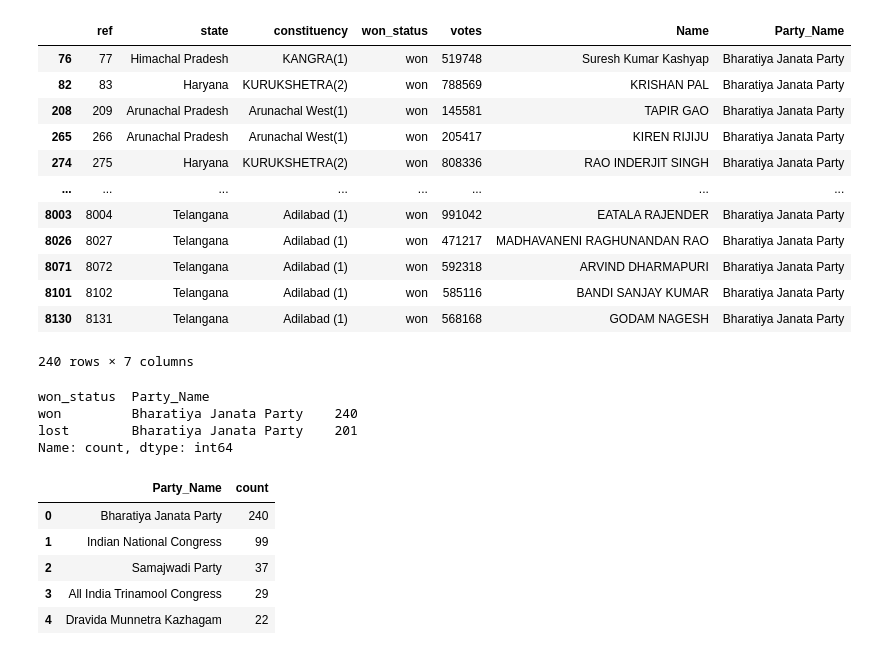
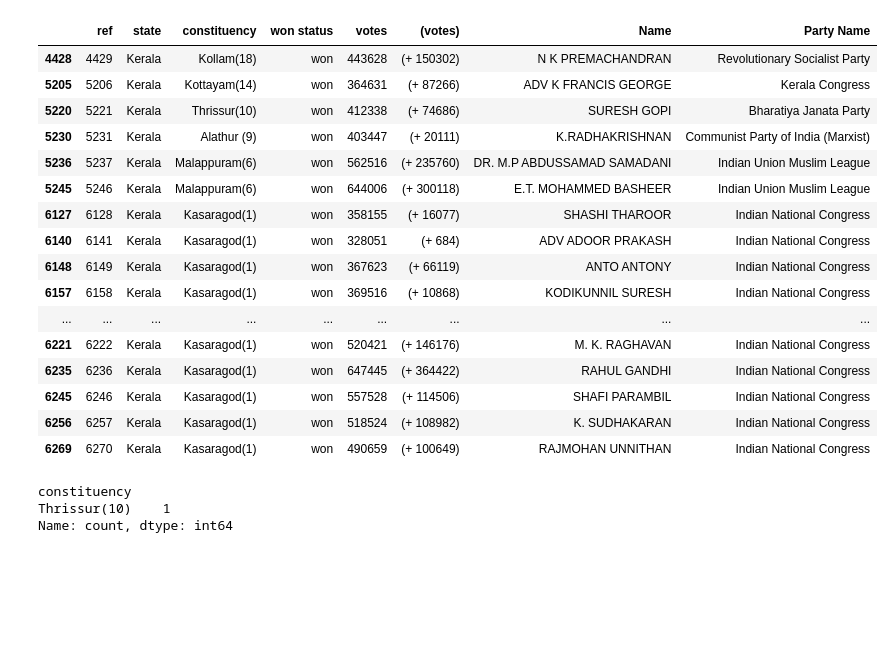
Before and after one commit to hp5099499/internship-ojt-, a Jupyter notebook: Untitled.ipynb, the cells around one changed output. Drawn from its saved outputs; the diff is of its cells as text; code cells hidden in the pictures; blank space fills up the shorter version.

```diff
--- a/Untitled.ipynb
+++ b/Untitled.ipynb
@@ -5,4 +4,3 @@ import seaborn as sns
 import numpy as np
 # %%
-df=pd.read_csv("election_results.csv")
-df.head()
+df=pd.read_csv("election.csv")
@@ -72,25 +77,21 @@ dtype: int64
 # %%
 # list of canddate who has elected in a particular party
-df[(df.won_status=="won")&(df.Party_Name=="Bharatiya Janata Party")]
+df[(df['won status']=="won")&(df['state']=="Kerala")]
 # %% [output]
-|  | ref | state | constituency | won_status | votes | Name | Party_Name |
-| 76 | 77 | Himachal Pradesh | KANGRA(1) | won | 519748 | Suresh Kumar Kashyap | Bharatiya Janata Party |
-| 82 | 83 | Haryana | KURUKSHETRA(2) | won | 788569 | KRISHAN PAL | Bharatiya Janata Party |
-| 208 | 209 | Arunachal Pradesh | Arunachal West(1) | won | 145581 | TAPIR GAO | Bharatiya Janata Party |
-| 265 | 266 | Arunachal Pradesh | Arunachal West(1) | won | 205417 | KIREN RIJIJU | Bharatiya Janata Party |
-| 274 | 275 | Haryana | KURUKSHETRA(2) | won | 808336 | RAO INDERJIT SINGH | Bharatiya Janata Party |
-| ... | ... | ... | ... | ... | ... | ... | ... |
-| 8003 | 8004 | Telangana | Adilabad (1) | won | 991042 | EATALA RAJENDER | Bharatiya Janata Party |
-| 8026 | 8027 | Telangana | Adilabad (1) | won | 471217 | MADHAVANENI RAGHUNANDAN RAO | Bharatiya Janata Party |
-| 8071 | 8072 | Telangana | Adilabad (1) | won | 592318 | ARVIND DHARMAPURI | Bharatiya Janata Party |
-| 8101 | 8102 | Telangana | Adilabad (1) | won | 585116 | BANDI SANJAY KUMAR | Bharatiya Janata Party |
-| 8130 | 8131 | Telangana | Adilabad (1) | won | 568168 | GODAM NAGESH | Bharatiya Janata Party |
+|  | ref | state | constituency | won status | votes | (votes) | Name | Party Name |
+| 4428 | 4429 | Kerala | Kollam(18) | won | 443628 | (+ 150302) | N K PREMACHANDRAN | Revolutionary Socialist Party |
+| 5205 | 5206 | Kerala | Kottayam(14) | won | 364631 | (+ 87266) | ADV K FRANCIS GEORGE | Kerala Congress |
+| 5220 | 5221 | Kerala | Thrissur(10) | won | 412338 | (+ 74686) | SURESH GOPI | Bharatiya Janata Party |
+| 5230 | 5231 | Kerala | Alathur (9) | won | 403447 | (+ 20111) | K.RADHAKRISHNAN | Communist Party of India (Marxist) |
+| 5236 | 5237 | Kerala | Malappuram(6) | won | 562516 | (+ 235760) | DR. M.P ABDUSSAMAD SAMADANI | Indian Union Muslim League |
+| 5245 | 5246 | Kerala | Malappuram(6) | won | 644006 | (+ 300118) | E.T. MOHAMMED BASHEER | Indian Union Muslim League |
+| 6127 | 6128 | Kerala | Kasaragod(1) | won | 358155 | (+ 16077) | SHASHI THAROOR | Indian National Congress |
+| 6140 | 6141 | Kerala | Kasaragod(1) | won | 328051 | (+ 684) | ADV ADOOR PRAKASH | Indian National Congress |
+| 6148 | 6149 | Kerala | Kasaragod(1) | won | 367623 | (+ 66119) | ANTO ANTONY | Indian National Congress |
+| 6157 | 6158 | Kerala | Kasaragod(1) | won | 369516 | (+ 10868) | KODIKUNNIL SURESH | Indian National Congress |
+| ... | ... | ... | ... | ... | ... | ... | ... | ... |
+| 6221 | 6222 | Kerala | Kasaragod(1) | won | 520421 | (+ 146176) | M. K. RAGHAVAN | Indian National Congress |
+| 6235 | 6236 | Kerala | Kasaragod(1) | won | 647445 | (+ 364422) | RAHUL GANDHI | Indian National Congress |
+| 6245 | 6246 | Kerala | Kasaragod(1) | won | 557528 | (+ 114506) | SHAFI PARAMBIL | Indian National Congress |
+| 6256 | 6257 | Kerala | Kasaragod(1) | won | 518524 | (+ 108982) | K. SUDHAKARAN | Indian National Congress |
+| 6269 | 6270 | Kerala | Kasaragod(1) | won | 490659 | (+ 100649) | RAJMOHAN UNNITHAN | Indian National Congress |
-240 rows × 7 columns
-# %%
-# extraction of seats won by the party seperately
-df.loc[df.Party_Name=="Bharatiya Janata Party",['won_status','Party_Name']].value_counts()
-# %% [output]
-won_status  Party_Name
-won         Bharatiya Janata Party    240
-lost        Bharatiya Janata Party    201
-Name: count, dtype: int64
@@ -103,2 +103,9 @@ df['won_status'] = df['won_status'].replace({'won': 1, 'lost': 0, None: 2}).asty
+# %%
+de = x[x['won status'] == 'won']['constituency'].value_counts()
+de
+# %% [output]
+constituency
+Thrissur(10)    1
+Name: count, dtype: int64
 # %%
 # extracting the party name and the won status count
@@ -109,10 +113,0 @@ df['won_status'] = df['won_status'].replace({'won': 1, 'lost': 0, None: 2}).asty
-# %%
-party =pd.read_csv("party_seat_count.csv")
-party.head()
-# %% [output]
-|  | Party_Name | count |
-| 0 | Bharatiya Janata Party | 240 |
-| 1 | Indian National Congress | 99 |
-| 2 | Samajwadi Party | 37 |
-| 3 | All India Trinamool Congress | 29 |
-| 4 | Dravida Munnetra Kazhagam | 22 |
```
Also changed, not shown: parts of 20 cells of this notebook, 46 other files.
